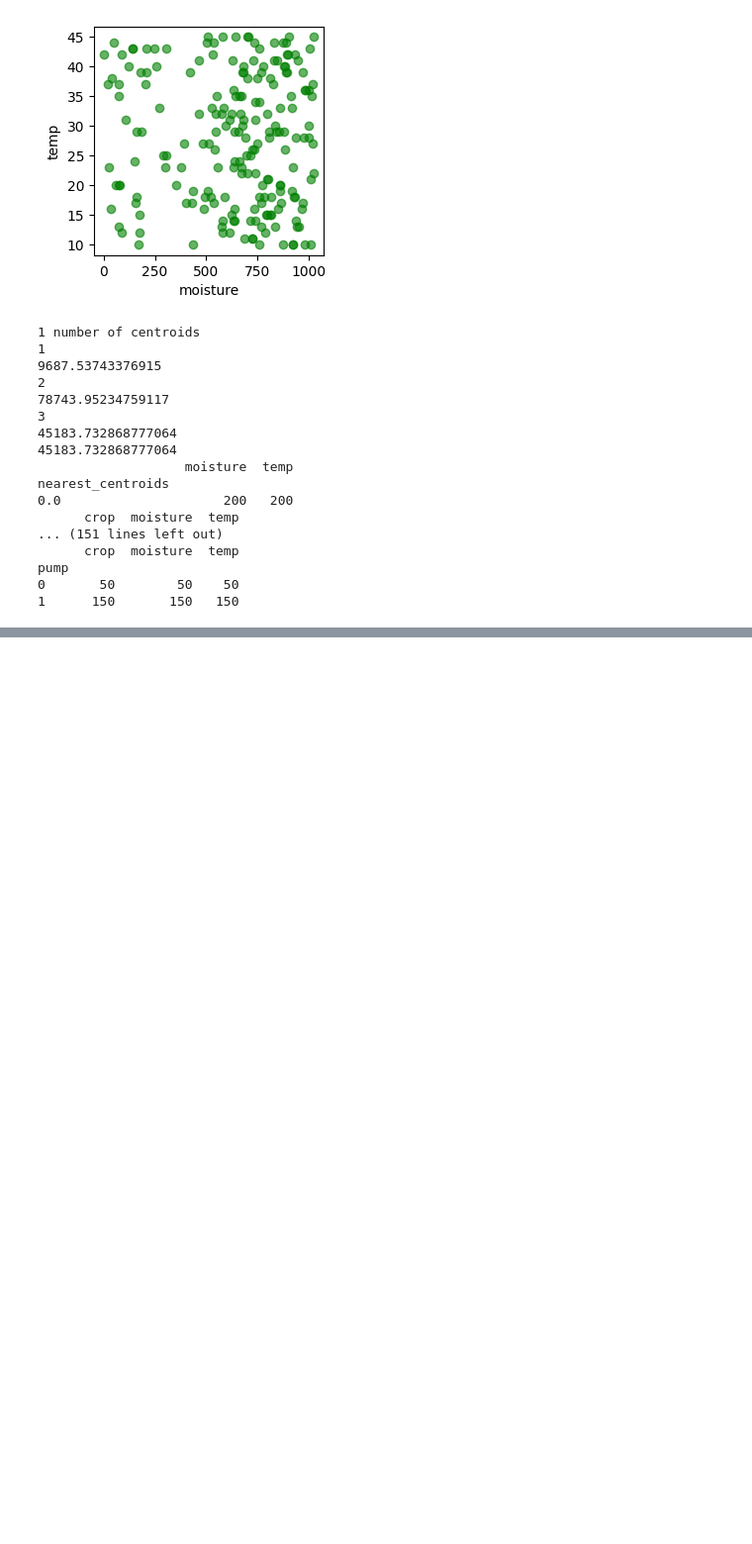
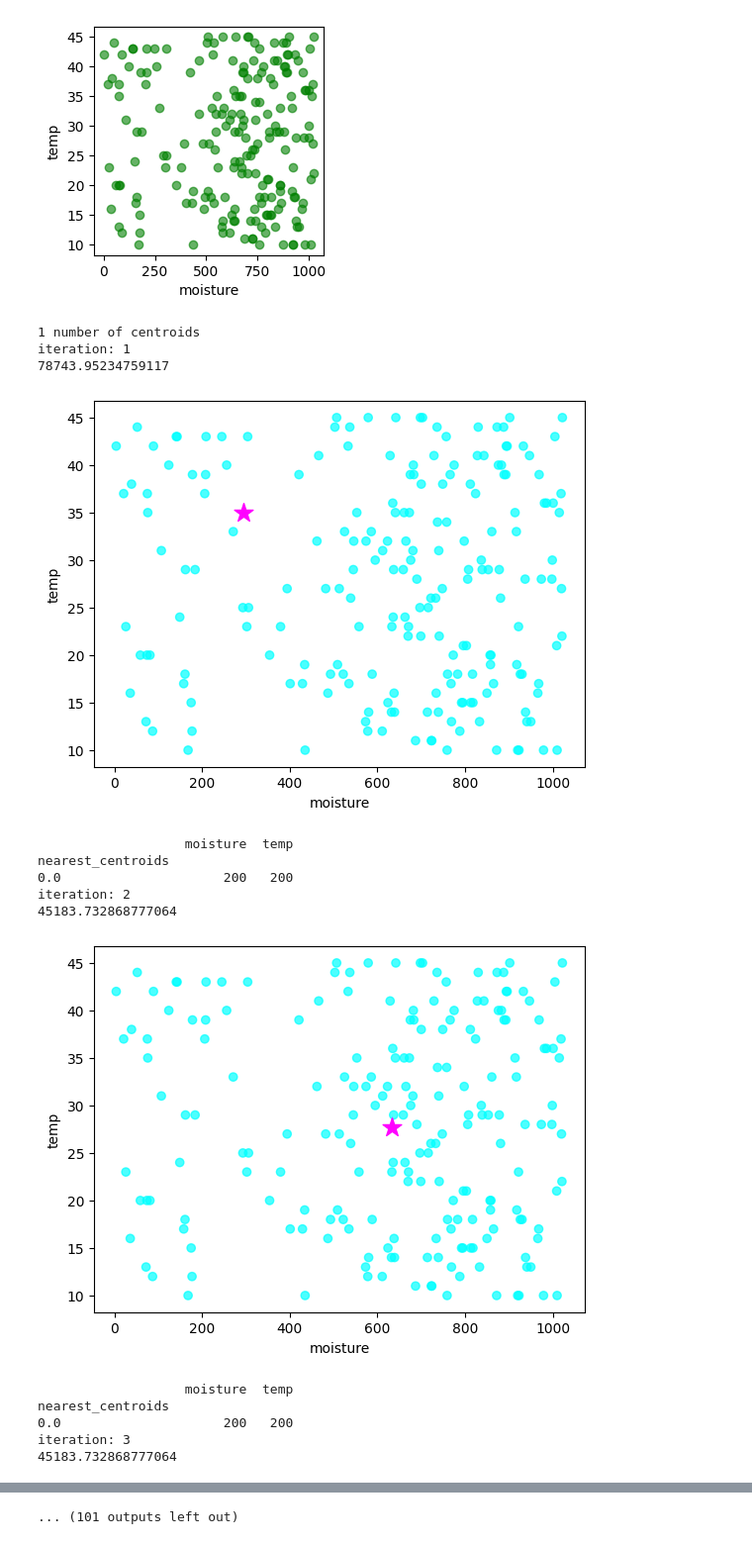
Before and after one commit to Jenloke/ML-K-Means-Clustering, a Jupyter notebook: irr.ipynb, the cells around one changed output, grey strips where cells are left out. Shown at 99% size. Drawn from its saved outputs; the diff is of its cells as text; code cells hidden in the pictures; blank space fills up the shorter version.

```diff
--- a/irr.ipynb
+++ b/irr.ipynb
@@ -166,9 +166,12 @@ for k in range(1,6):
   number_centroids = k
   centroids = np.array([[randompoint(feature1), randompoint(feature2)] for _ in range(number_centroids)])
 
+  # fig, ax, axs = plt.subplots(1, 10, figsize=(2,2))
+
+  wcss = 0
   itr = 1
   while (True):
-    print(itr)
+    print('iteration:', itr)
 
     # Computer Distance for each centroid
     distances_centroids = np.array([[math.dist([k_mean_df.iloc[x][feature1], k_mean_df.iloc[x][feature2]], [centroid[0], centroid[1]]) for centroid in centroids] for x in range(k_mean_df.shape[0])])
@@ -177,52 +180,51 @@ for k in range(1,6):
     index_centroids = np.array([[x.argmin(), x[x.argmin()]] for x in distances_centroids])
     k_mean_df['nearest_centroids'] = index_centroids[:, 0]
 
-    print(wcss)
-    # print(distances_centroids.sum()) # old termination criterion
+    print(index_centroids[:, 1].sum())
 
     # Visualization
-    fig, ax = plt.subplots(figsize=(2,2))
-    # fig, ax = plt.subplots()
+    # fig, ax = plt.subplots(figsize=(2,2))
+    fig, ax = plt.subplots()
     # Datasets
     ax.scatter(k_mean_df[feature1], k_mean_df[feature2], c=k_mean_df['nearest_centroids'], cmap='cool', alpha=0.7)
     # Centroids
     centroid_x = centroids[:, 0]
     centroid_y = centroids[:, 1]
     plt.scatter(centroid_x, centroid_y, c=range(len(centroids)), cmap='spring', marker='*', s=200)
     # labels
     ax.set_xlabel(feature1)
     ax.set_ylabel(feature2)
     plt.show()
 
     # NEW Centroids
     new_centroids = k_mean_df.groupby(by=['nearest_centroids']).mean()
     centroids = np.array([[new_centroids.iloc[i][feature1], new_centroids.iloc[i][feature2]] for i in range(len(new_centroids))])
 
     itr+=1
 
     # wcss termination criterion
     if (wcss == index_centroids[:, 1].sum()):
       print(index_centroids[:, 1].sum())
       break
     wcss = index_centroids[:, 1].sum()
 
+    print(k_mean_df.groupby(by=['nearest_centroids']).count())
+
   print(k_mean_df.groupby(by=['nearest_centroids']).count())
   print(adjusted_dataset.groupby(by=['pump']).count())
 # %% [output]
 1 number of centroids
-1
-9687.53743376915
-2
+iteration: 1
 78743.95234759117
-3
-45183.732868777064
-45183.732868777064
-                   moisture  temp
-nearest_centroids
-0.0                     200   200
-      crop  moisture  temp
-... (151 lines left out)
-      crop  moisture  temp
-pump
-0       50        50    50
-1      150       150   150
+[figure, added]
+                   moisture  temp
+nearest_centroids
+0.0                     200   200
+iteration: 2
+45183.732868777064
+[figure, added]
+                   moisture  temp
+nearest_centroids
+0.0                     200   200
+iteration: 3
+45183.732868777064
@@ -228,0 +258 @@ pump
+... (101 outputs left out)
```
Also changed, not shown: parts of 1 cell of this notebook.
